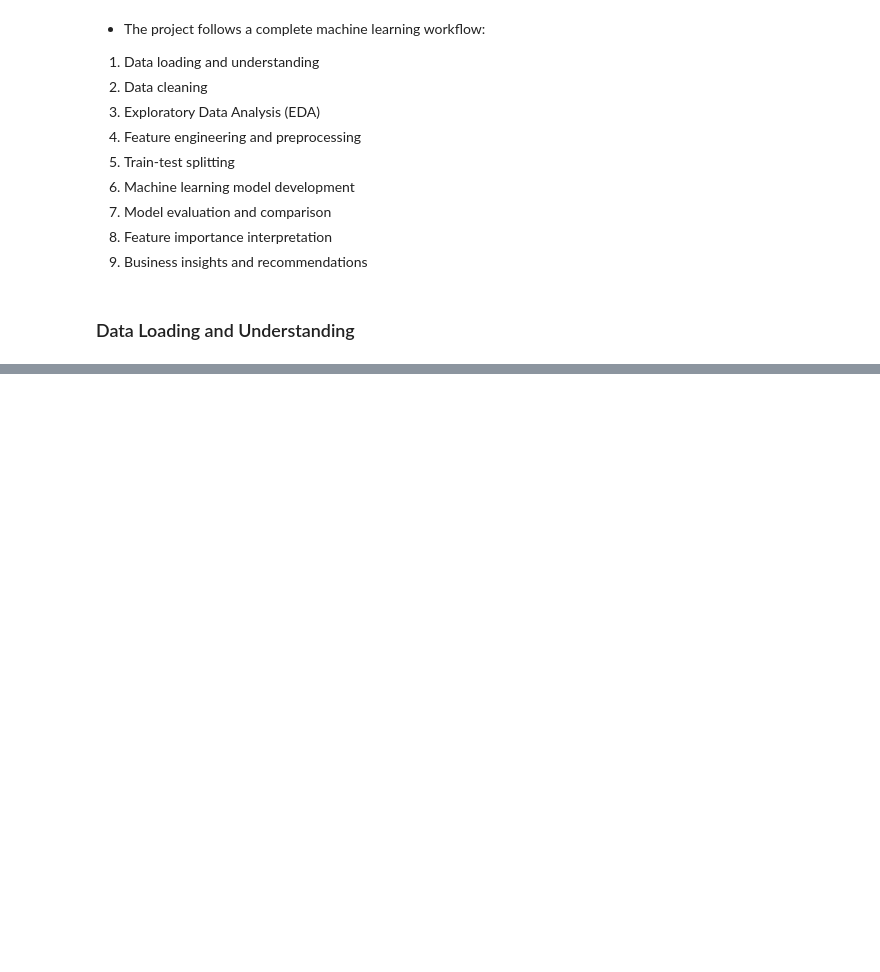
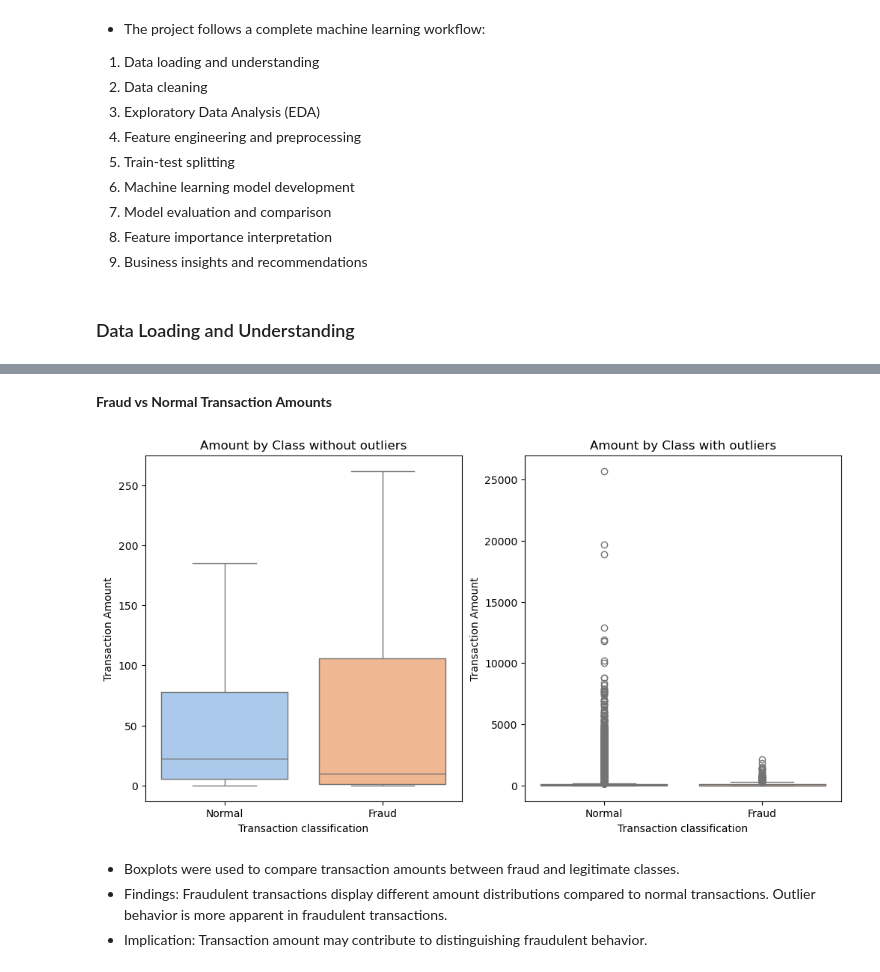
Before and after one commit to tranngonguyettu/Fraud_Detection, a Jupyter notebook: fraud_detection.ipynb, the cells around one changed output, grey strips where cells are left out. Drawn from its saved outputs; the diff is of its cells as text; code cells hidden in the pictures; blank space fills up the shorter version.

```diff
--- a/fraud_detection.ipynb
+++ b/fraud_detection.ipynb
@@ -65,0 +190,44 @@ data = pd.read_csv("creditcard.csv")
+# %% [markdown]
+**Fraud vs Normal Transaction Amounts**
+# %%
+fig, (ax1, ax2) = plt.subplots(ncols=2, figsize=(12,6))
+
+sns.boxplot(
+    ax= ax1,
+    x="Class",
+    y= "Amount",
+    hue="Class",
+    data = data,
+    palette="pastel",
+    legend = False,
+    showfliers = False
+)
+ax1.set_title("Amount by Class without outliers")
+ax1.set_xlabel("Transaction classification")
+ax1.set_ylabel("Transaction Amount")
+
+sns.boxplot(
+    ax= ax2,
+    x="Class",
+    y= "Amount",
+    hue="Class",
+    data = data,
+    palette="pastel",
+    showfliers = True,
+    legend=False
+)
+ax2.set_title("Amount by Class with outliers")
+ax2.set_xlabel("Transaction classification")
+ax2.set_ylabel("Transaction Amount")
+ax1.set_xticks([0,1])
+ax1.set_xticklabels(["Normal", "Fraud"])
+ax2.set_xticks([0,1])
+ax2.set_xticklabels(["Normal", "Fraud"])
+plt.tight_layout
+plt.show()
+# %% [output]
+[figure, added]
+# %% [markdown]
+- Boxplots were used to compare transaction amounts between fraud and legitimate classes.
+- Findings: Fraudulent transactions display different amount distributions compared to normal transactions. Outlier behavior is more apparent in fraudulent transactions.
+- Implication: Transaction amount may contribute to distinguishing fraudulent behavior.
```
Also changed, not shown: parts of 14 cells of this notebook.
